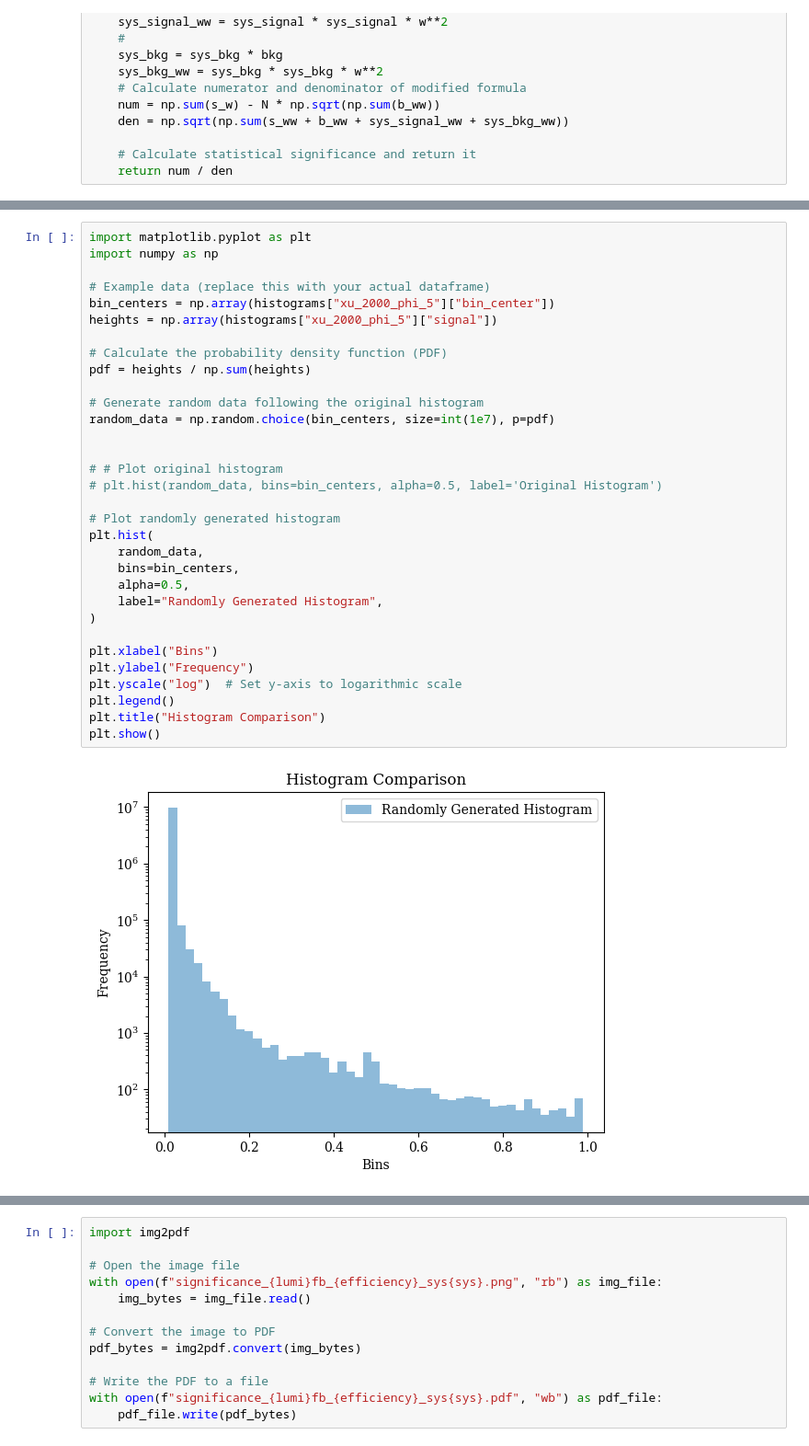
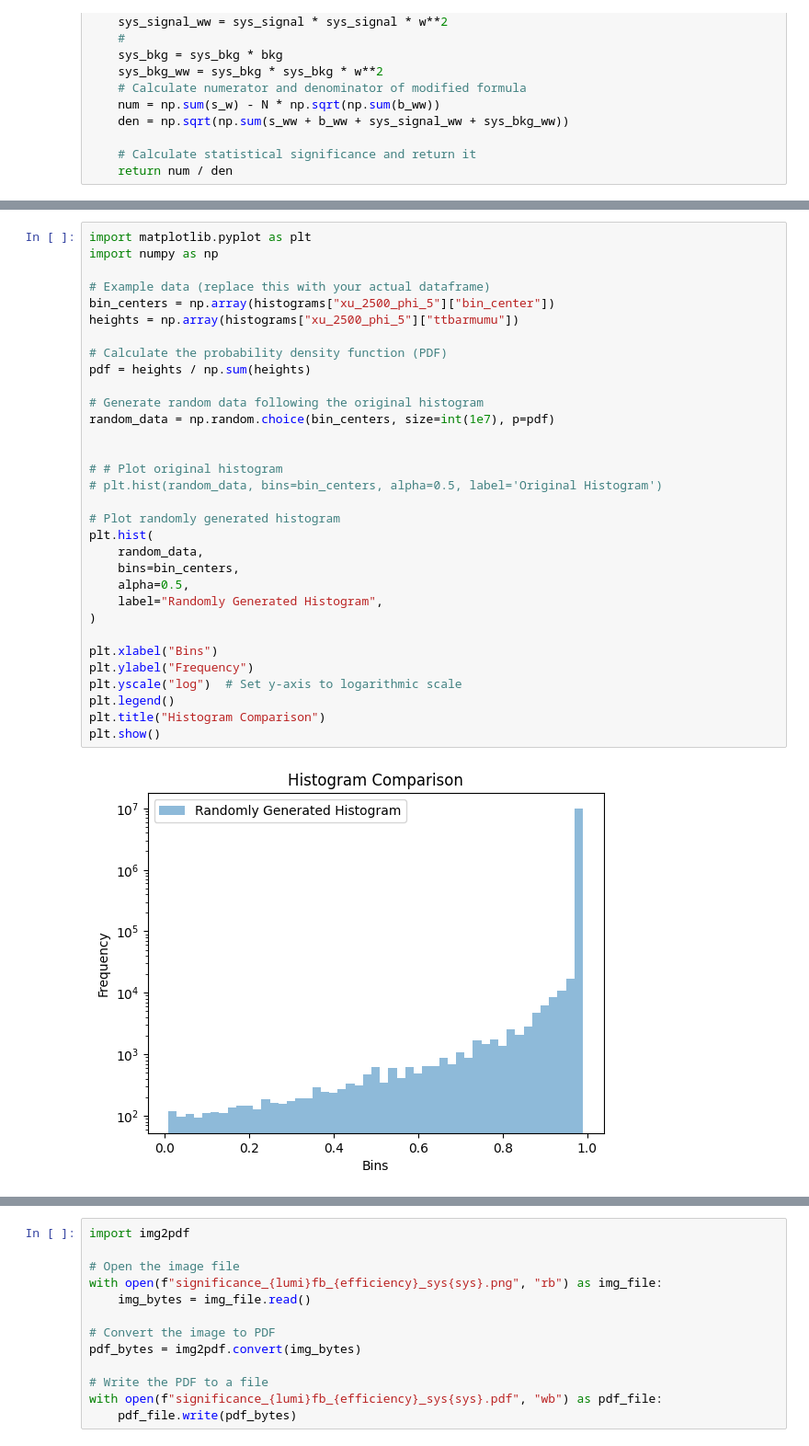
Before and after one commit to Phenomenology-group-uniandes/U1T3R_Significances, a Jupyter notebook: significances.ipynb, the cells around one changed output, grey strips where cells are left out. Shown: that part at 92% size. Saved outputs shown, nothing was run; the diff lists cells and outputs as text.

```diff
--- a/significances.ipynb
+++ b/significances.ipynb
@@ -74,36 +76,36 @@ histograms["xu_1000_phi_1"].head()
 import matplotlib.pyplot as plt
 import numpy as np
 
 # Example data (replace this with your actual dataframe)
-bin_centers = np.array(histograms["xu_2000_phi_5"]["bin_center"])
-heights = np.array(histograms["xu_2000_phi_5"]["signal"])
+bin_centers = np.array(histograms["xu_2500_phi_5"]["bin_center"])
+heights = np.array(histograms["xu_2500_phi_5"]["ttbarmumu"])
 
 # Calculate the probability density function (PDF)
 pdf = heights / np.sum(heights)
 
 # Generate random data following the original histogram
 random_data = np.random.choice(bin_centers, size=int(1e7), p=pdf)
 
 
 # # Plot original histogram
 # plt.hist(random_data, bins=bin_centers, alpha=0.5, label='Original Histogram')
 
 # Plot randomly generated histogram
 plt.hist(
     random_data,
     bins=bin_centers,
     alpha=0.5,
     label="Randomly Generated Histogram",
 )
 
 plt.xlabel("Bins")
 plt.ylabel("Frequency")
 plt.yscale("log")  # Set y-axis to logarithmic scale
 plt.legend()
 plt.title("Histogram Comparison")
 plt.show()
 # %% [output]
-[figure, old version]
+[figure, new version]
 # %%
 import pandas as pd
 from itertools import product
```
Also changed, not shown: parts of 6 cells of this notebook, 16 other files.
